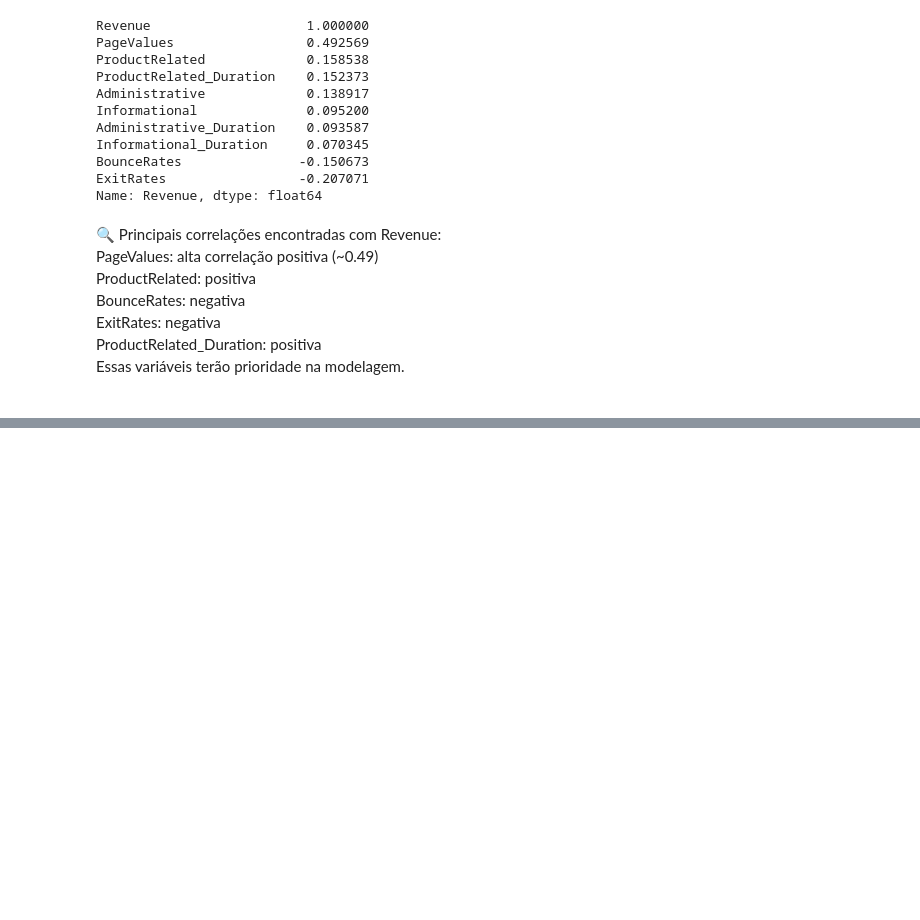
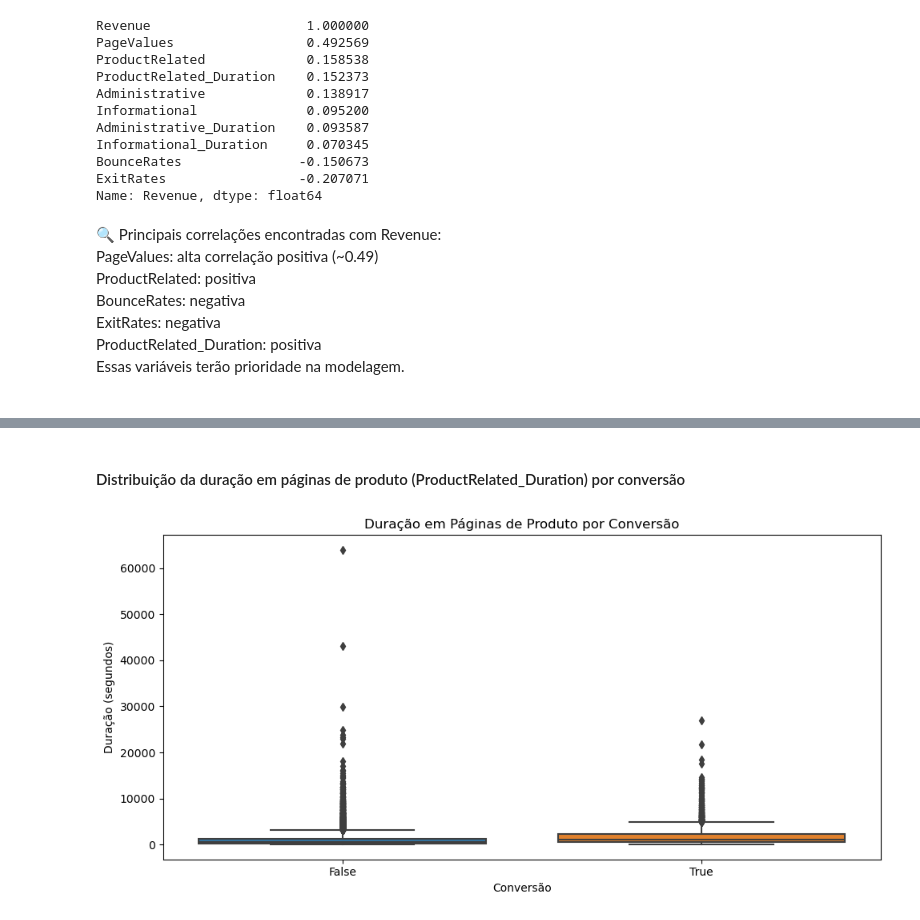
Before and after one commit to jorgelpiva/projetoAplicadoDSXP, a Jupyter notebook: projetoAplicado.ipynb, the cells around one changed output, grey strips where cells are left out. Drawn from its saved outputs; the diff is of its cells as text; code cells hidden in the pictures; blank space fills up the shorter version.

```diff
--- a/projetoAplicado.ipynb
+++ b/projetoAplicado.ipynb
@@ -400,0 +465,12 @@ Essas variáveis terão prioridade na modelagem.
+# %% [markdown]
+<h4>Distribuição da duração em páginas de produto (ProductRelated_Duration) por conversão</h4>
+# %%
+plt.figure(figsize=(10, 5))
+sns.boxplot(x='Revenue', y='ProductRelated_Duration', data=df)
+plt.title('Duração em Páginas de Produto por Conversão')
+plt.xlabel('Conversão')
+plt.ylabel('Duração (segundos)')
+plt.tight_layout()
+plt.show()
+# %% [output]
+[figure, added]
```
Also changed, not shown: parts of 11 cells of this notebook.
